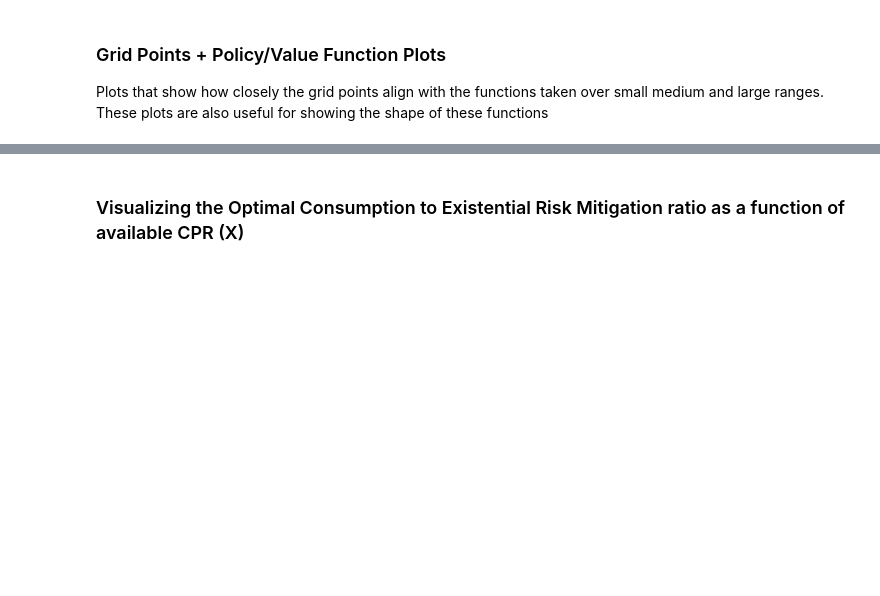
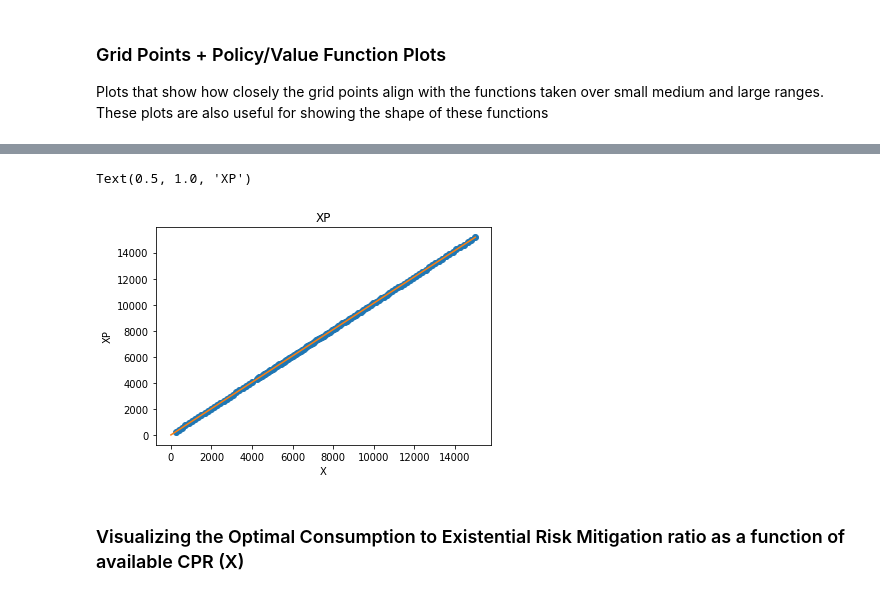
Before and after one commit to MasterOfOrigin/TCM, a Jupyter notebook: ERM_Sol_Main_Copy.ipynb, the cells around one changed output, grey strips where cells are left out. Saved outputs shown, nothing was run; the diff lists cells and outputs as text; code cells hidden in the pictures; blank space fills up the shorter version.

```diff
--- a/ERM_Sol_Main_Copy.ipynb
+++ b/ERM_Sol_Main_Copy.ipynb
@@ -1123,3 +1165,15 @@ plt.title("WP")
+# %%
+xmax = soc_opt_sol.erm.xgrid[-1] +1
+xnew = np.linspace(1,xmax,100)
+xp_new = soc_opt_sol.build_XP(xnew)
+
+plt.plot(X[X < xmax], XP[X < xmax], 'o', xnew, xp_new)
+plt.xlabel('X')
+plt.ylabel('XP')
+plt.title("XP")
+# %% [output]
+Text(0.5, 1.0, 'XP')
+[figure, added]
 # %% [markdown]
 ### Visualizing the Optimal Consumption to Existential Risk Mitigation ratio as a function of available CPR (X)
 # %%
```
Also changed, not shown: parts of 18 cells of this notebook, 1 other file.
